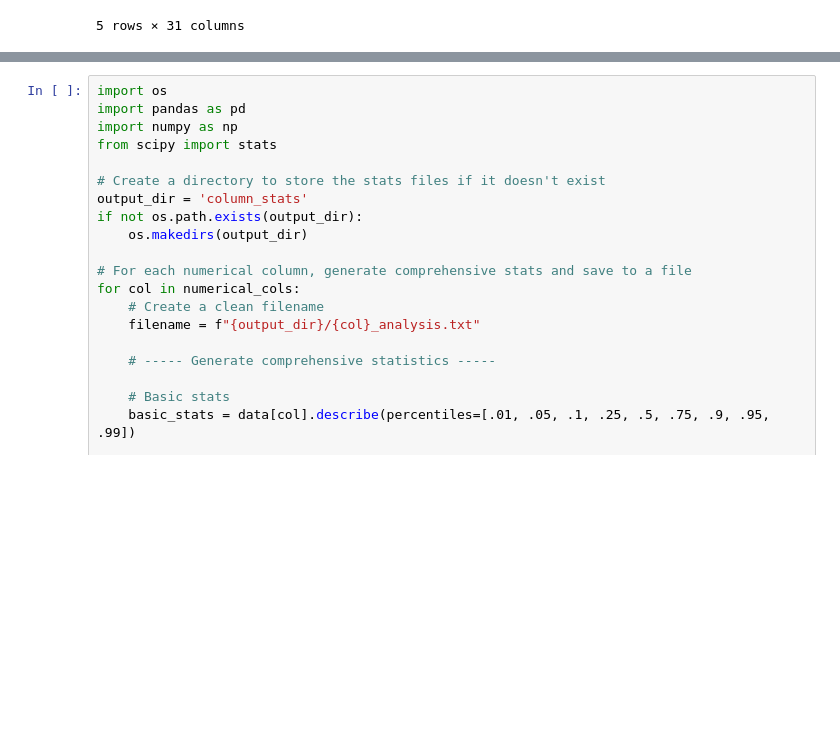
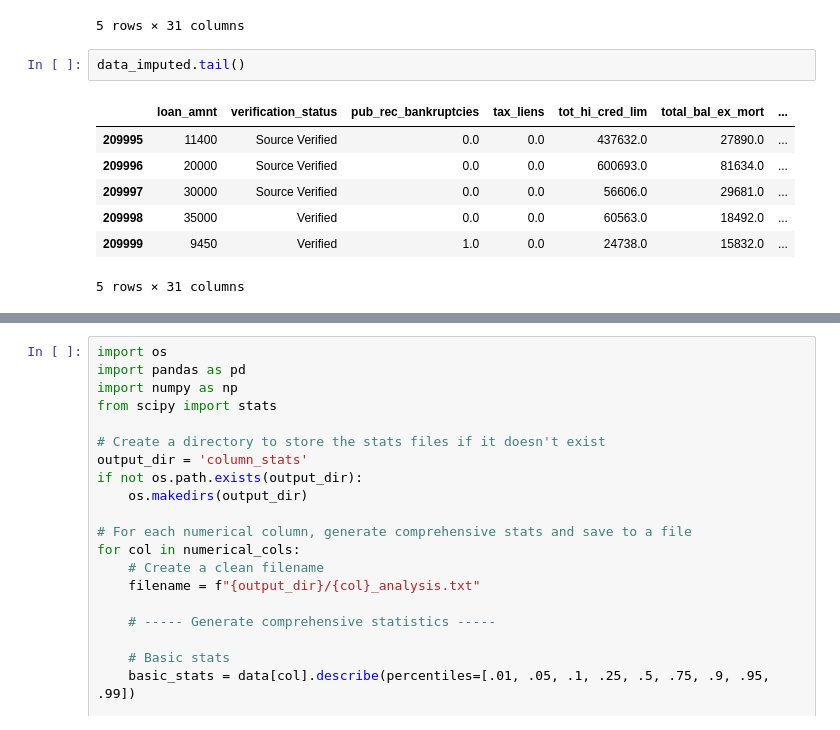
Before and after one commit to SonnyASmith/Credit-Risk-Modeling-Project, a Jupyter notebook: clean.ipynb, the cells around one changed output, grey strips where cells are left out. Cells and saved outputs as stored; diff of their text form; blank space fills up the shorter version.

```diff
--- a/clean.ipynb
+++ b/clean.ipynb
@@ -136,3 +156,13 @@ data_imputed.head()
 | 3 | 20000 | Verified | 0.0 | 0.0 | 15800.0 | 11510.0 | ... |
 | 4 | 30000 | Not Verified | 1.0 | 0.0 | 54683.0 | 26857.0 | ... |
 5 rows × 31 columns
+# %%
+data_imputed.tail()
+# %% [output]
+|  | loan_amnt | verification_status | pub_rec_bankruptcies | tax_liens | tot_hi_cred_lim | total_bal_ex_mort | ... |
+| 209995 | 11400 | Source Verified | 0.0 | 0.0 | 437632.0 | 27890.0 | ... |
+| 209996 | 20000 | Source Verified | 0.0 | 0.0 | 600693.0 | 81634.0 | ... |
+| 209997 | 30000 | Source Verified | 0.0 | 0.0 | 56606.0 | 29681.0 | ... |
+| 209998 | 35000 | Verified | 0.0 | 0.0 | 60563.0 | 18492.0 | ... |
+| 209999 | 9450 | Verified | 1.0 | 0.0 | 24738.0 | 15832.0 | ... |
+5 rows × 31 columns
```
Also changed, not shown: parts of 6 cells of this notebook.
